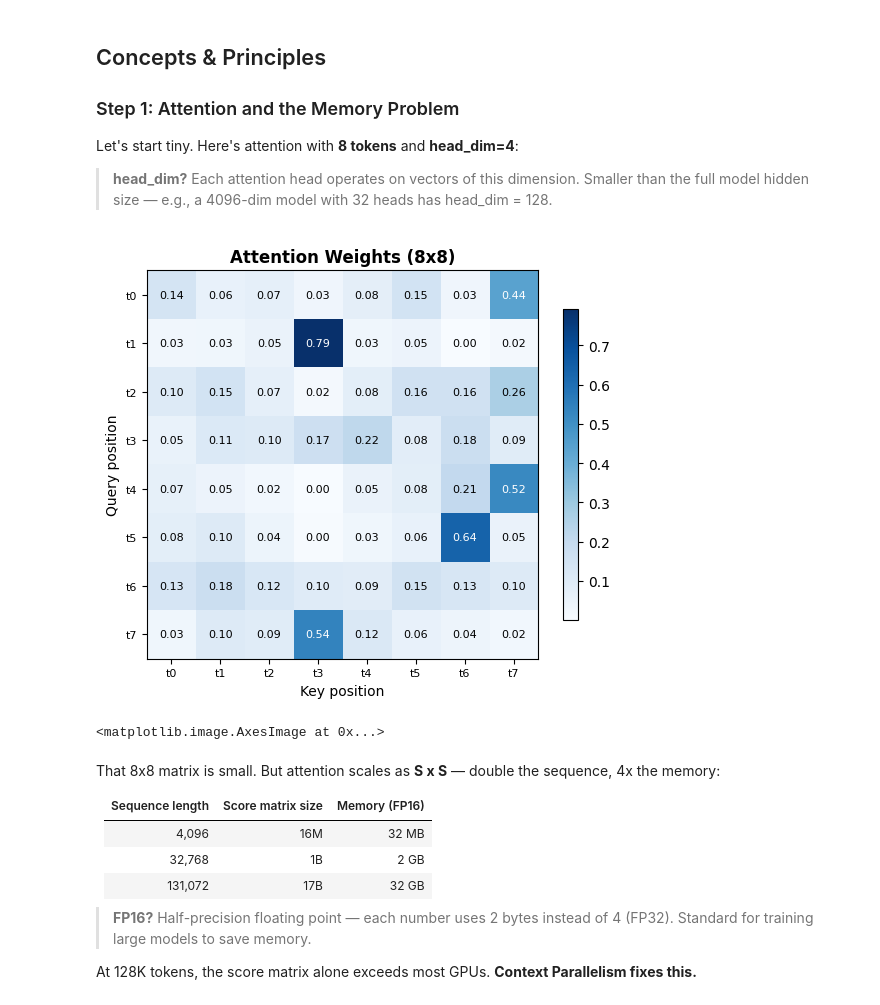
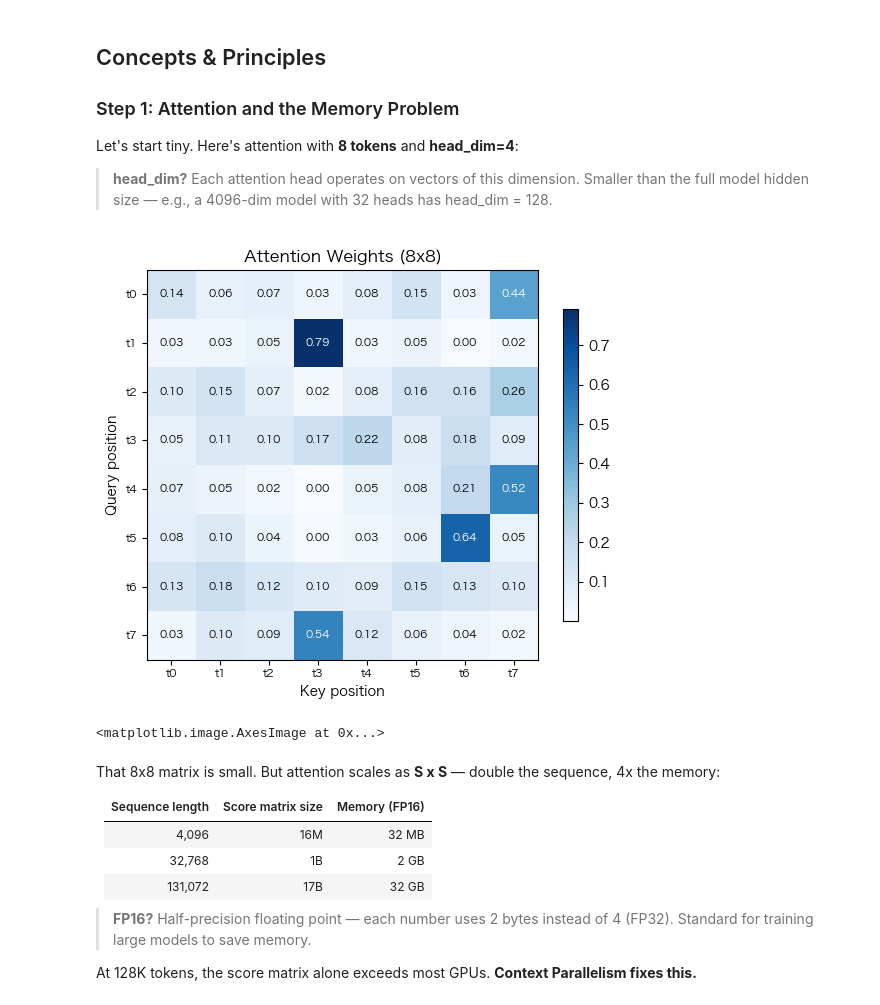
Before and after one commit to chuanbei2026/model-parallelism-tutorial, a Jupyter notebook: notebooks/en/05-context-parallelism.ipynb, the cells around one changed output. Saved outputs shown, nothing was run; the diff lists cells and outputs as text; code cells hidden in the pictures.

```diff
--- a/notebooks/en/05-context-parallelism.ipynb
+++ b/notebooks/en/05-context-parallelism.ipynb
@@ -38,24 +38,28 @@ Let's start tiny. Here's attention with **8 tokens** and **head_dim=4**:
 # %%
 import torch
 import numpy as np
 from mp_tutorial.viz import draw_attention_heatmap
+import warnings
+warnings.filterwarnings("ignore", message="Glyph.*missing from font", category=UserWarning)
+from mp_tutorial.fonts import configure_cjk_fonts
+configure_cjk_fonts()
 
 torch.manual_seed(0)
 S, D = 8, 4  # 8 tokens, head_dim = 4
 Q = torch.randn(S, D)
 K = torch.randn(S, D)
 V = torch.randn(S, D)
 
 # Compute attention scores
 scale = D ** -0.5
 scores = (Q @ K.T) * scale
 weights = torch.softmax(scores, dim=-1)
 
 # Visualize: the attention weight matrix is S x S
 token_labels = [f"t{i}" for i in range(S)]
 draw_attention_heatmap(weights, title=f"Attention Weights ({S}x{S})", token_labels=token_labels)
 # %% [output]
-[figure, old version]
+[figure, new version]
 <matplotlib.image.AxesImage at 0x...>
 # %% [markdown]
 That 8x8 matrix is small. But attention scales as **S x S** — double the sequence, 4x the memory:
```
Also changed, not shown: parts of 8 cells of this notebook, 15 other files.
